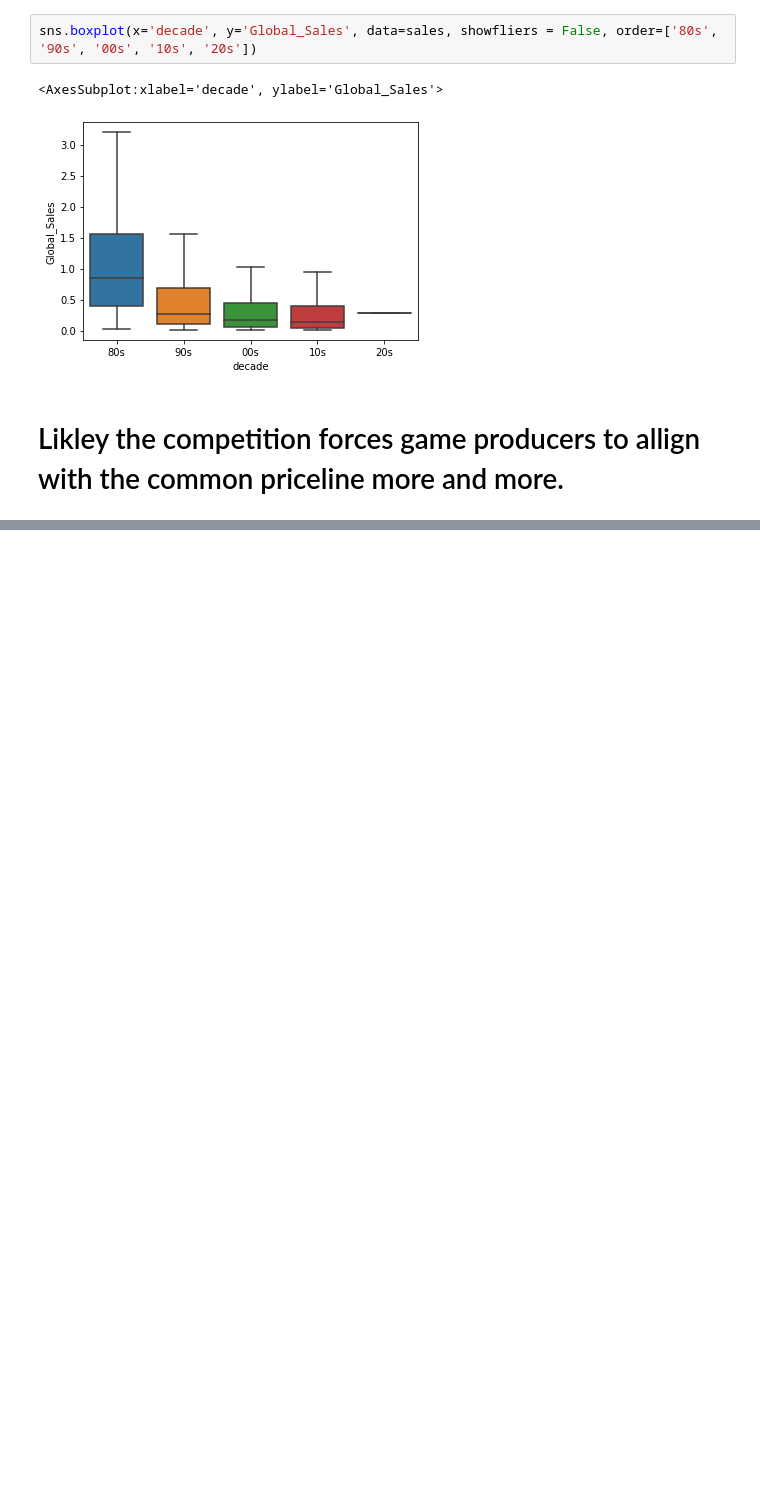
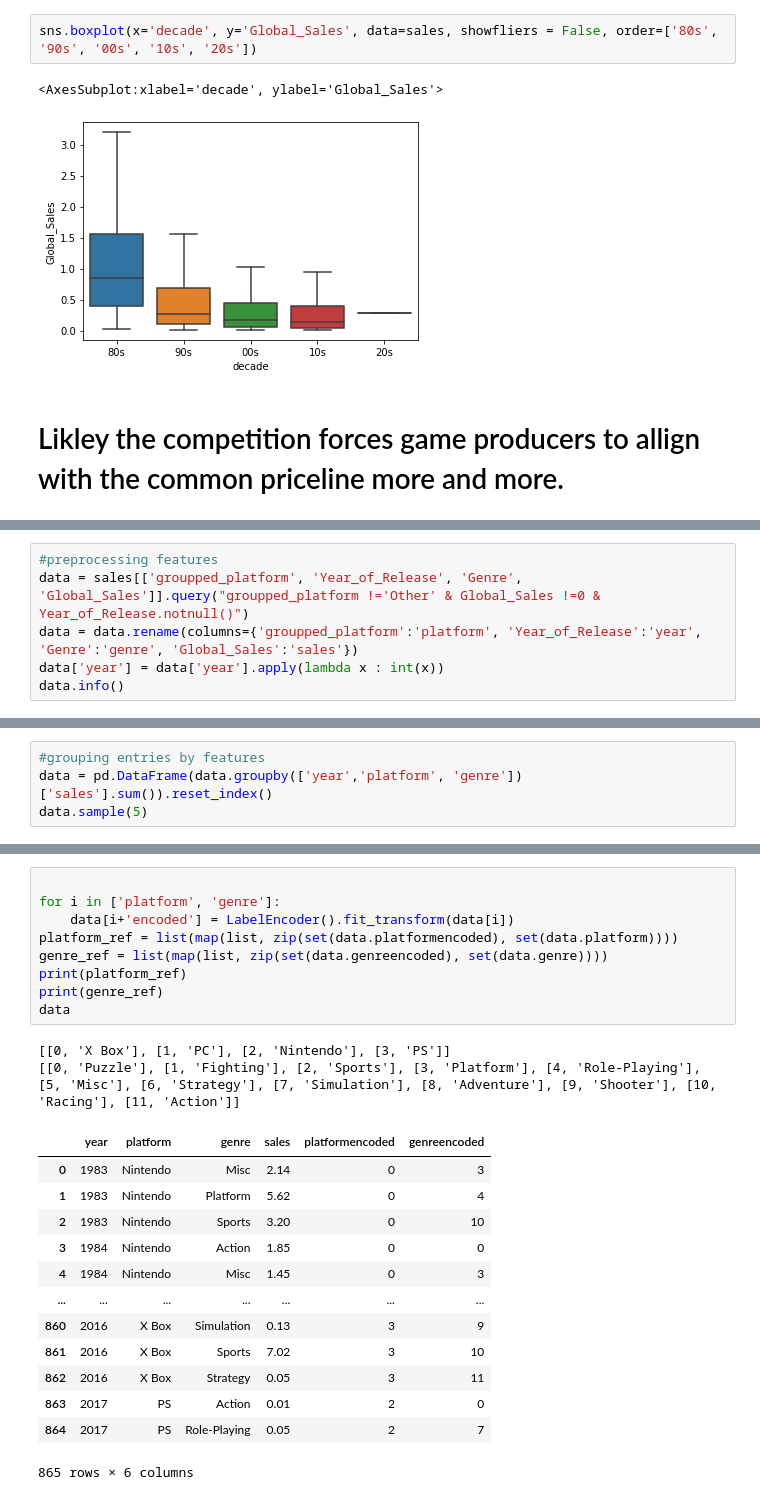
Before and after one commit to obaliuta/games_sales, a Jupyter notebook: notebook.ipynb, the cells around one changed output, grey strips where cells are left out. Drawn from its saved outputs; the diff is of its cells as text; blank space fills up the shorter version.

```diff
--- a/notebook.ipynb
+++ b/notebook.ipynb
@@ -237,0 +250,6 @@ sns.boxplot(x='decade', y='Global_Sales', data=sales, showfliers = False, order=
+# %%
+#preprocessing features
+data = sales[['groupped_platform', 'Year_of_Release', 'Genre', 'Global_Sales']].query("groupped_platform !='Other' & Global_Sales !=0 & Year_of_Release.notnull()")
+data = data.rename(columns={'groupped_platform':'platform', 'Year_of_Release':'year', 'Genre':'genre', 'Global_Sales':'sales'})
+data['year'] = data['year'].apply(lambda x : int(x))
+data.info()
@@ -237,0 +268,4 @@ sns.boxplot(x='decade', y='Global_Sales', data=sales, showfliers = False, order=
+# %%
+#grouping entries by features
+data = pd.DataFrame(data.groupby(['year','platform', 'genre'])['sales'].sum()).reset_index()
+data.sample(5)
@@ -237,0 +279,25 @@ sns.boxplot(x='decade', y='Global_Sales', data=sales, showfliers = False, order=
+# %%
+
+for i in ['platform', 'genre']:
+    data[i+'encoded'] = LabelEncoder().fit_transform(data[i])
+platform_ref = list(map(list, zip(set(data.platformencoded), set(data.platform))))
+genre_ref = list(map(list, zip(set(data.genreencoded), set(data.genre))))
+print(platform_ref)
+print(genre_ref)
+data
+# %% [output]
+[[0, 'X Box'], [1, 'PC'], [2, 'Nintendo'], [3, 'PS']]
+[[0, 'Puzzle'], [1, 'Fighting'], [2, 'Sports'], [3, 'Platform'], [4, 'Role-Playing'], [5, 'Misc'], [6, 'Strategy'], [7, 'Simulation'], [8, 'Adventure'], [9, 'Shooter'], [10, 'Racing'], [11, 'Action']]
+|  | year | platform | genre | sales | platformencoded | genreencoded |
+| 0 | 1983 | Nintendo | Misc | 2.14 | 0 | 3 |
+| 1 | 1983 | Nintendo | Platform | 5.62 | 0 | 4 |
+| 2 | 1983 | Nintendo | Sports | 3.20 | 0 | 10 |
+| 3 | 1984 | Nintendo | Action | 1.85 | 0 | 0 |
+| 4 | 1984 | Nintendo | Misc | 1.45 | 0 | 3 |
+| ... | ... | ... | ... | ... | ... | ... |
+| 860 | 2016 | X Box | Simulation | 0.13 | 3 | 9 |
+| 861 | 2016 | X Box | Sports | 7.02 | 3 | 10 |
+| 862 | 2016 | X Box | Strategy | 0.05 | 3 | 11 |
+| 863 | 2017 | PS | Action | 0.01 | 2 | 0 |
+| 864 | 2017 | PS | Role-Playing | 0.05 | 2 | 7 |
+865 rows × 6 columns
```
Also changed, not shown: parts of 9 cells of this notebook.
